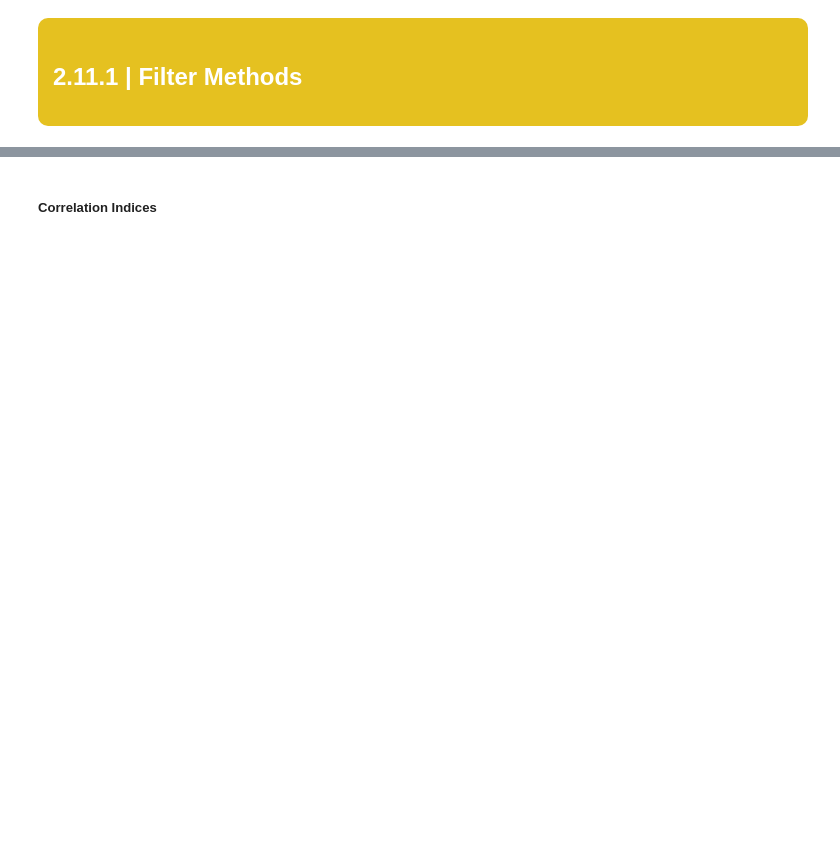
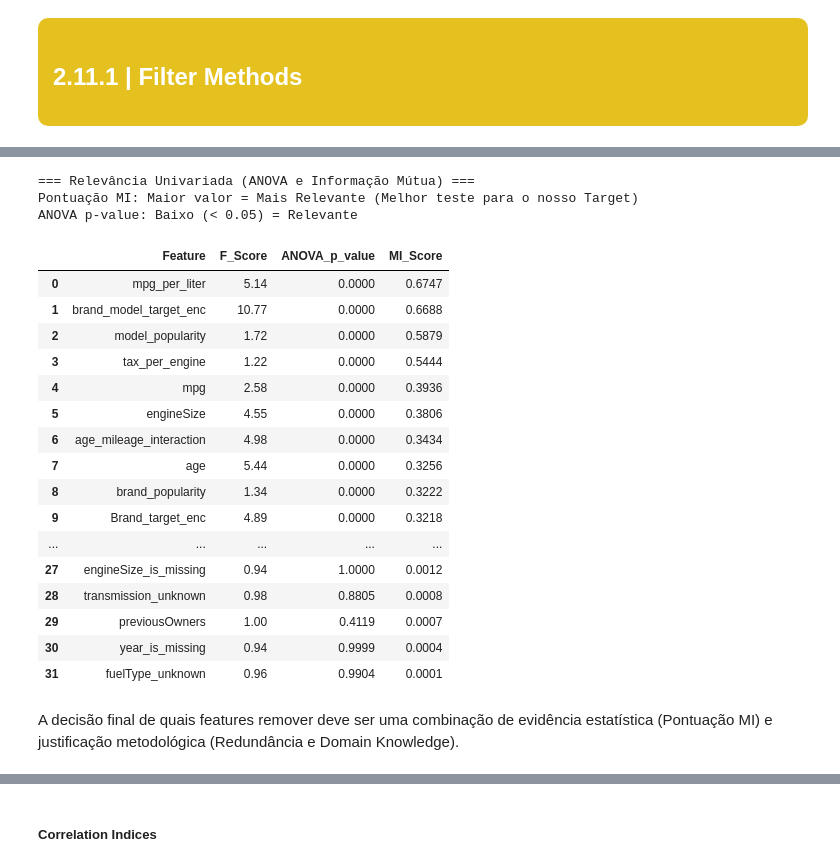
Before and after one commit to Filipa2002/Cars4You-Expediting-Car-Evaluations-with-ML, a Jupyter notebook: car_evaluations_group37 - part2.ipynb, the cells around one changed output, grey strips where cells are left out. Drawn from its saved outputs; the diff is of its cells as text; code cells hidden in the pictures; blank space fills up the shorter version.

```diff
--- a/car_evaluations_group37 - part2.ipynb
+++ b/car_evaluations_group37 - part2.ipynb
@@ -345,0 +354,76 @@ numerical_variables = [
+# %%
+bin_variables = list(X_train.columns[X_train.nunique() == 2])
+
+te_variables = ['Brand_target_enc', 'brand_model_target_enc']
+
+# Colunas numéricas contínuas (que foram PowerTransformed)
+continuous_features = [
+    col for col in X_train.columns
+    if col not in bin_variables
+]
+
+# Máscara Booleana para o mutual_info_regression
+# True se a coluna for binária/discreta (OHE, flags)
+discrete_mask = np.array([col in bin_variables for col in X_train.columns])
+# %%
+from sklearn.feature_selection import f_classif, mutual_info_regression
+from sklearn.preprocessing import StandardScaler # Necessário apenas para o MI, devido à forma como o MI trata o input
+
+# A. Mutual Information Regression (MI) - Método Não Paramétrico (Principal)
+## O MI é robusto mas lento. Usamos n_neighbors=5.
+mi_scores = mutual_info_regression(
+    X_train.values,  # Usar X_train diretamente (já PowerTransformed/Scaled)
+    y_train.values.ravel(),
+    discrete_features=discrete_mask,  # Aplica a máscara discreta
+    n_neighbors=5,
+    random_state=37,
+    n_jobs=-1
+)
+
+
+
+# B. f_classif (ANOVA) - Método Paramétrico (Auxiliar)
+f_stats, f_p_values = f_classif(X_train.values, y_train.values.ravel())
+
+
+# C. Compilação dos Resultados
+feature_scores = pd.DataFrame({
+    'Feature': X_train.columns,
+    'F_Score': f_stats.round(2),
+    'ANOVA_p_value': f_p_values.round(4),
+    'MI_Score': mi_scores.round(4)
+})
+
+# Ordenar por MI Score (o mais alto é o mais relevante)
+feature_scores = feature_scores.sort_values(by='MI_Score', ascending=False).reset_index(drop=True)
+
+# Apresentação dos Resultados
+print("\n=== Relevância Univariada (ANOVA e Informação Mútua) ===")
+print("Pontuação MI: Maior valor = Mais Relevante (Melhor teste para o nosso Target)")
+print("ANOVA p-value: Baixo (< 0.05) = Relevante")
+pd.set_option('display.max_rows',None)
+display(feature_scores)
+pd.reset_option('display.max_rows')
+# %% [output]
+=== Relevância Univariada (ANOVA e Informação Mútua) ===
+Pontuação MI: Maior valor = Mais Relevante (Melhor teste para o nosso Target)
+ANOVA p-value: Baixo (< 0.05) = Relevante
+|  | Feature | F_Score | ANOVA_p_value | MI_Score |
+| 0 | mpg_per_liter | 5.14 | 0.0000 | 0.6747 |
+| 1 | brand_model_target_enc | 10.77 | 0.0000 | 0.6688 |
+| 2 | model_popularity | 1.72 | 0.0000 | 0.5879 |
+| 3 | tax_per_engine | 1.22 | 0.0000 | 0.5444 |
+| 4 | mpg | 2.58 | 0.0000 | 0.3936 |
+| 5 | engineSize | 4.55 | 0.0000 | 0.3806 |
+| 6 | age_mileage_interaction | 4.98 | 0.0000 | 0.3434 |
+| 7 | age | 5.44 | 0.0000 | 0.3256 |
+| 8 | brand_popularity | 1.34 | 0.0000 | 0.3222 |
+| 9 | Brand_target_enc | 4.89 | 0.0000 | 0.3218 |
+| ... | ... | ... | ... | ... |
+| 27 | engineSize_is_missing | 0.94 | 1.0000 | 0.0012 |
+| 28 | transmission_unknown | 0.98 | 0.8805 | 0.0008 |
+| 29 | previousOwners | 1.00 | 0.4119 | 0.0007 |
+| 30 | year_is_missing | 0.94 | 0.9999 | 0.0004 |
+| 31 | fuelType_unknown | 0.96 | 0.9904 | 0.0001 |
+# %% [markdown]
+A decisão final de quais features remover deve ser uma combinação de evidência estatística (Pontuação MI) e justificação metodológica (Redundância e Domain Knowledge).
```
Also changed, not shown: parts of 33 cells of this notebook, 2 other files.
